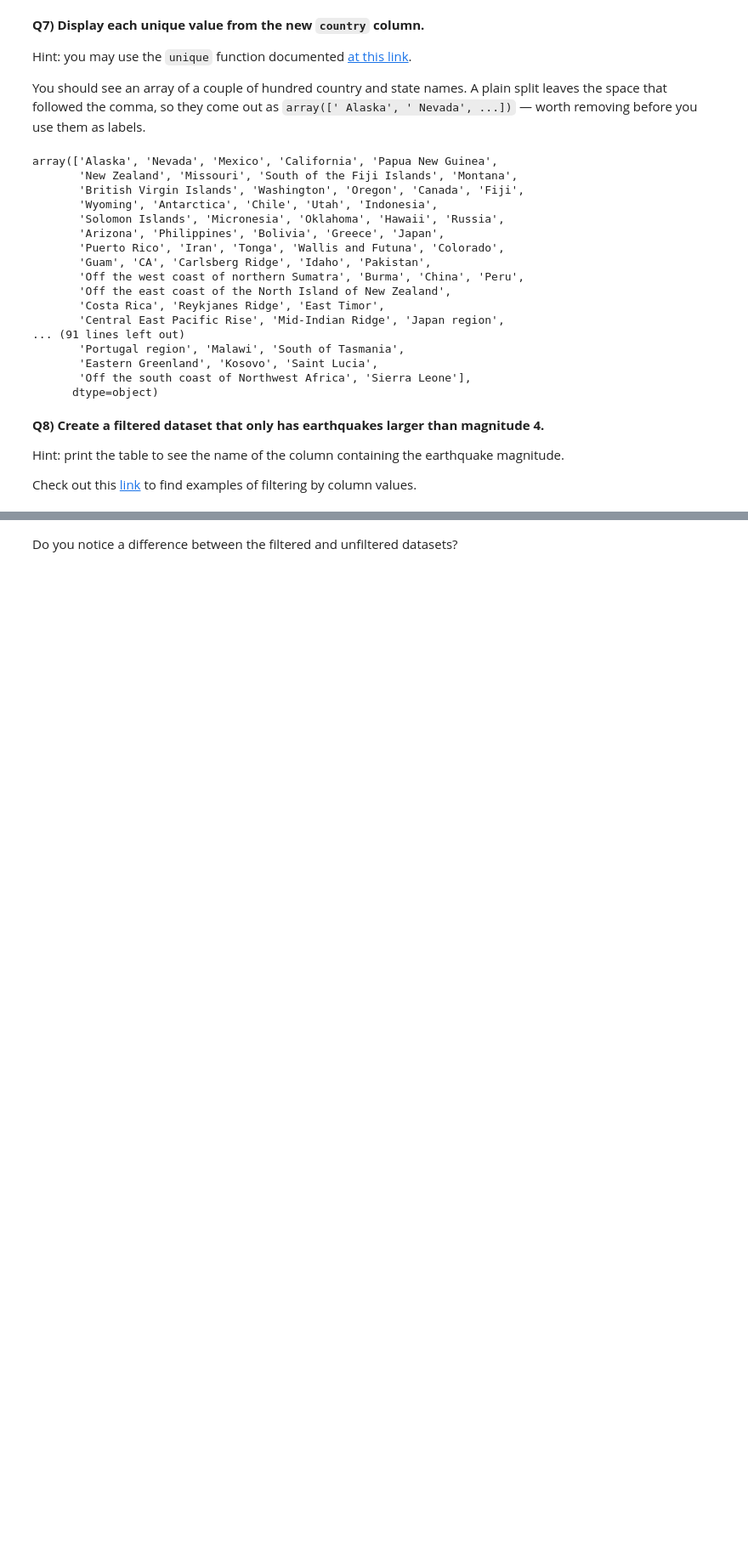
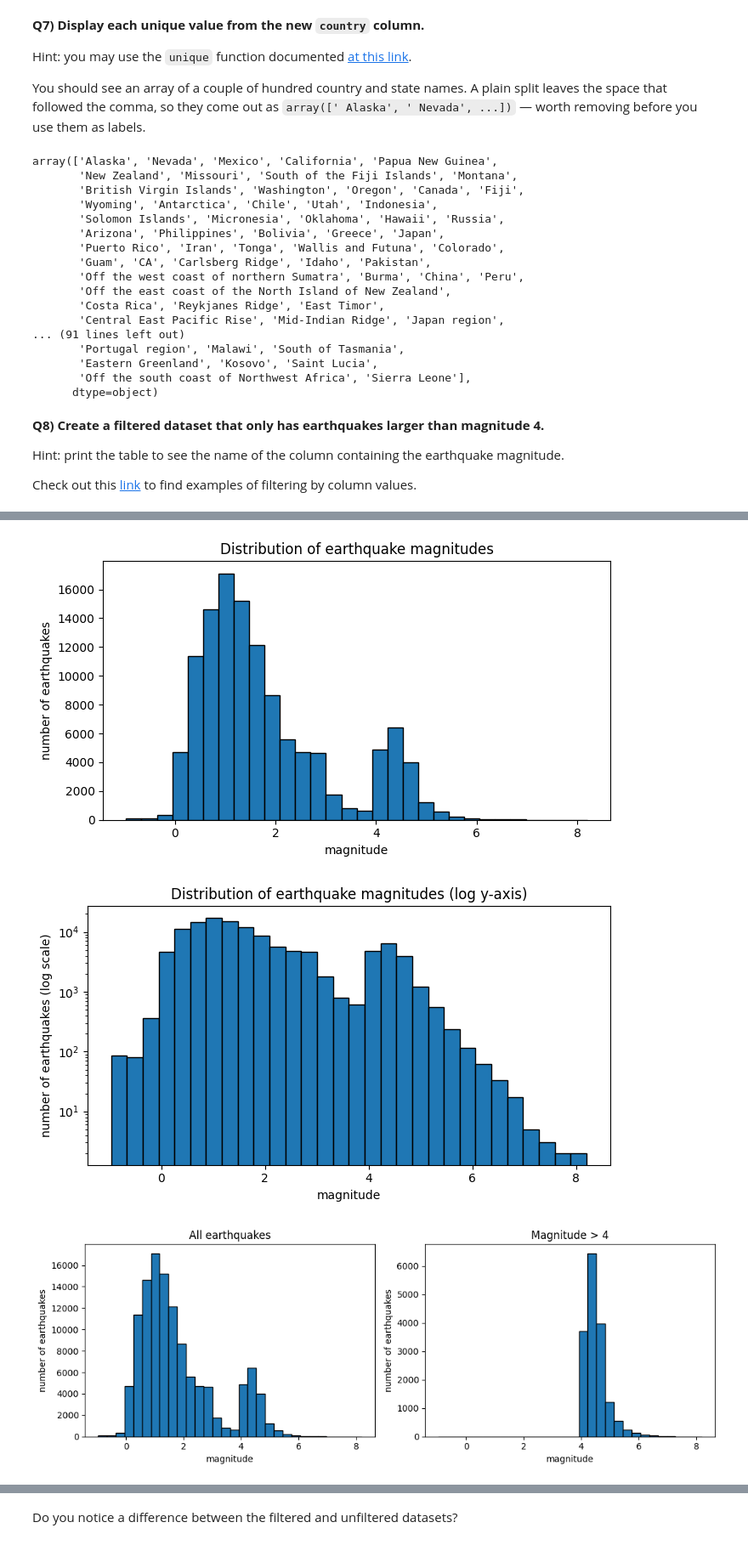
Before and after one commit to kara04y/2026_Intro_Python, a Jupyter notebook: live/part-I/1.5-pandas-environmental-exercises.ipynb, the cells around one changed output, grey strips where cells are left out. Shown at 85% size. Cells and saved outputs as stored; diff of their text form; code cells hidden in the pictures; blank space fills up the shorter version.

```diff
--- a/live/part-I/1.5-pandas-environmental-exercises.ipynb
+++ b/live/part-I/1.5-pandas-environmental-exercises.ipynb
@@ -291,3 +335,46 @@ side.
+# %%
+# Make the three histograms
+
+mags = file["mag"].dropna()                     # plt.hist fails if the data contains NaN
+
+# Figure 1
+fig, ax = plt.subplots(figsize=(7, 4))
+ax.hist(mags, bins=30, edgecolor="black")
+ax.set_xlabel("magnitude")
+ax.set_ylabel("number of earthquakes")
+ax.set_title("Distribution of earthquake magnitudes")
+fig.tight_layout()
+plt.show()
+
+#Figure 2
+fig, ax = plt.subplots(figsize=(7, 4))
+ax.hist(mags, bins=30, edgecolor="black")
+ax.set_yscale("log")                            # only the y-axis changes
+ax.set_xlabel("magnitude")
+ax.set_ylabel("number of earthquakes (log scale)")
+ax.set_title("Distribution of earthquake magnitudes (log y-axis)")
+fig.tight_layout()
+plt.show()
+
+# Figure 3
+edges = np.linspace(mags.min(), mags.max(), 31)  # the same bin edges for both histograms
+
+fig, axes = plt.subplots(1, 2, figsize=(11, 4))   # no sharey: each panel has its own count axis
+axes[0].hist(mags, bins=edges, edgecolor="black")
+axes[0].set_title("All earthquakes")
+
+axes[1].hist(big_quakes["mag"].dropna(), bins=edges, edgecolor="black")
+axes[1].set_title("Magnitude > 4")
+
+for ax in axes:
+    ax.set_xlabel("magnitude")
+    ax.set_ylabel("number of earthquakes")
+fig.tight_layout()
+plt.show()
+# %% [output]
+[figure, added]
+[figure, added]
+[figure, added]
 # %% [markdown]
 **Q11) Visualise the locations of earthquakes by making a scatterplot of their latitude and longitude.**
 
```
Also changed, not shown: parts of 7 cells of this notebook.
